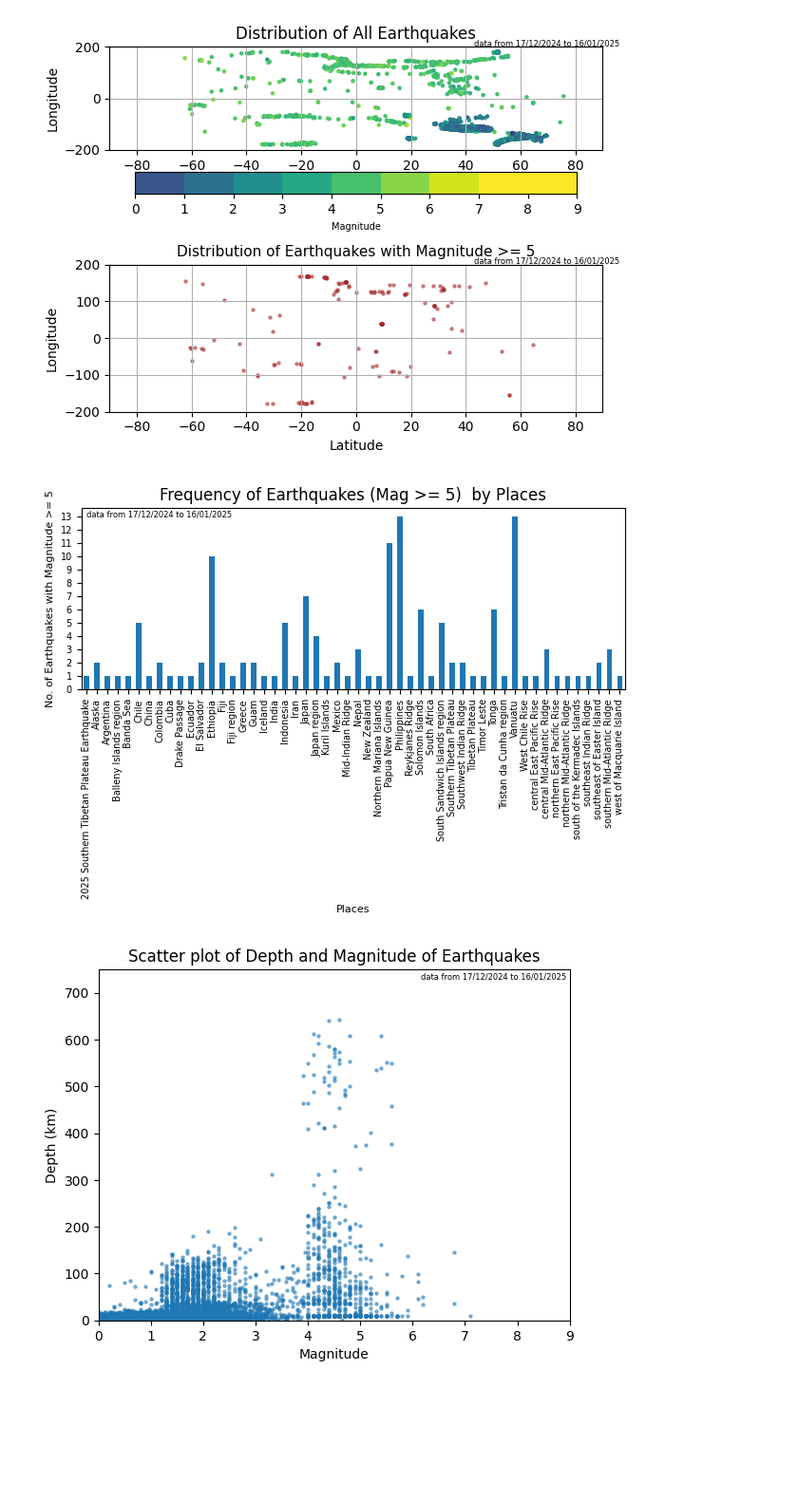
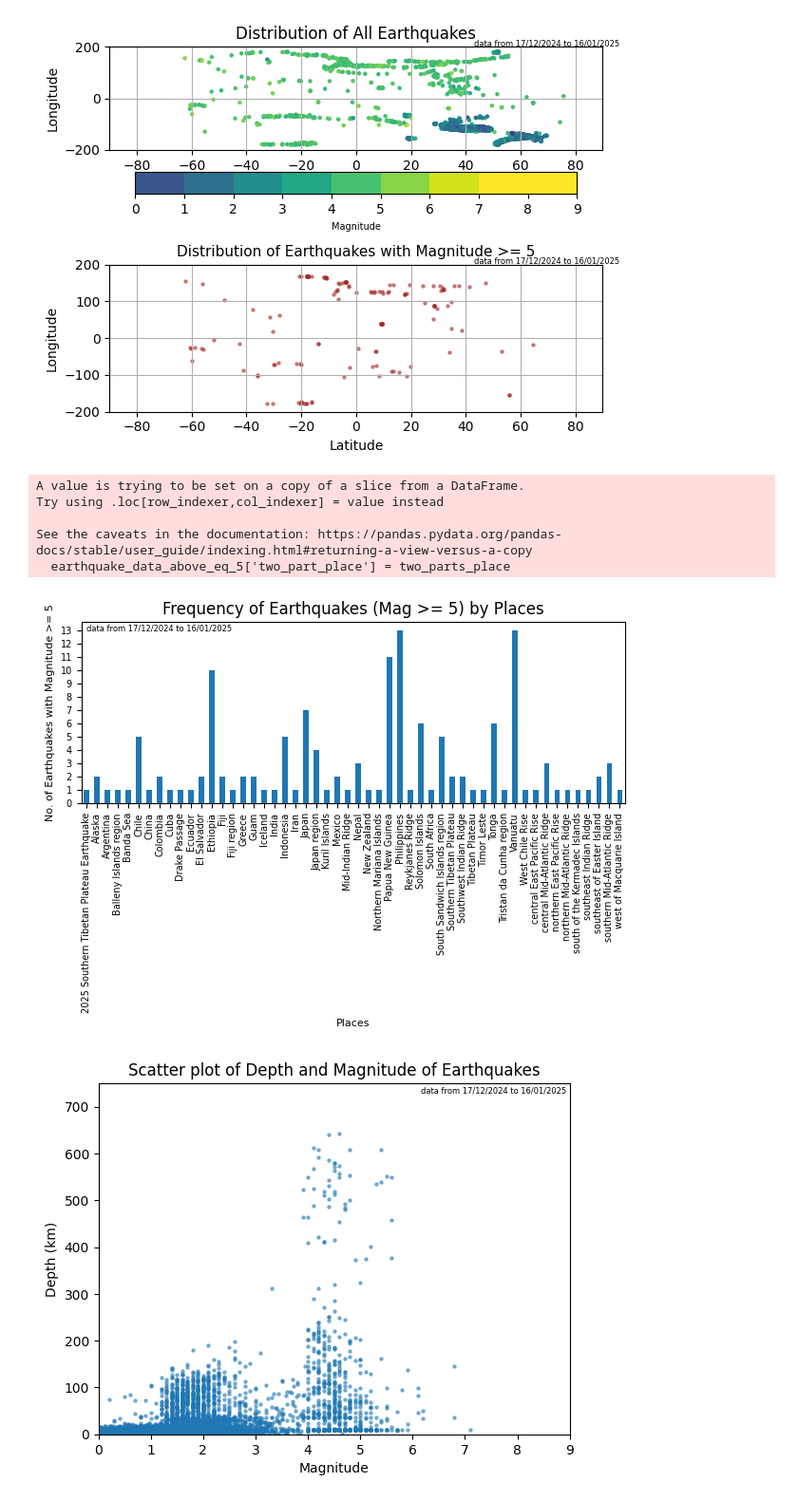
Before and after one commit to pkdc/earthquake-data-analysis, a Jupyter notebook: earthquake.ipynb, the cells around one changed output. Shown: that part at 95% size. Drawn from its saved outputs; the diff is of its cells as text; code cells hidden in the pictures; blank space fills up the shorter version.

```diff
--- a/earthquake.ipynb
+++ b/earthquake.ipynb
@@ -115,40 +135,50 @@ plt.tight_layout()
 # %%
 import re
 
-# print(earthquake_data_mag_above_4)
-# .*,\s(.*) # capture everything after , and space
-
+# Function to extract second part of place from the 'place' column if it contains two parts
 def extract_place(row):
     if row['two_part_place']:
         match = re.search(r'.*,\s(.*)', row['place'])
         if match.group(1) == 'CA':
             return 'California'
         return match.group(1)
     else:
         return row['place']
 
+# Check if 'place' column contains two parts separated by ', '
 two_parts_place = earthquake_data_above_eq_5['place'].str.contains(r',\s', regex=True)
 earthquake_data_above_eq_5['two_part_place'] = two_parts_place
+
+# Apply the extract_place function to each row
 extracted_place = earthquake_data_above_eq_5.apply(extract_place, axis=1)
 earthquake_data_above_eq_5 = earthquake_data_above_eq_5.assign(extracted_place=extracted_place)
 
+# Group by the extracted place and count the occurrences
 data_grp_place = earthquake_data_above_eq_5.groupby('extracted_place').size()
 max_y = data_grp_place.max()
-# print(data_grp_place)
 
+# Plot the grouped data
 data_grp_place.plot(kind='bar')
-plt.title('Frequency of Earthquakes (Mag >= 5)  by Places')
+plt.title('Frequency of Earthquakes (Mag >= 5) by Places')
 plt.ylabel('No. of Earthquakes with Magnitude >= 5', fontsize=8)
-yticks=np.arange(0,max_y+1)
+yticks = np.arange(0, max_y + 1)
 plt.yticks(yticks, fontsize=7)
 plt.xlabel('Places', fontsize=8)
 plt.xticks(fontsize=7)
+
+# Add text annotation to the plot
 plt.text(0, 13, 'data from 17/12/2024 to 16/01/2025', fontsize=6)
 
 plt.tight_layout()
 
-# earthquake_data_mag_above_4
-# earthquake_data.groupby(['place']).size()
+# save the output as a jpeg
+filename = 'earthquakes_places.jpeg'
+plt.savefig(filename, format = 'jpeg')
 # %% [output]
+A value is trying to be set on a copy of a slice from a DataFrame.
+Try using .loc[row_indexer,col_indexer] = value instead
+
+See the caveats in the documentation: https://pandas.pydata.org/pandas-docs/stable/user_guide/indexing.html#returning-a-view-versus-a-copy
+  earthquake_data_above_eq_5['two_part_place'] = two_parts_place
-[figure, old version]
+[figure, new version]
 # %%
```
Also changed, not shown: parts of 3 cells of this notebook, 3 other files.
